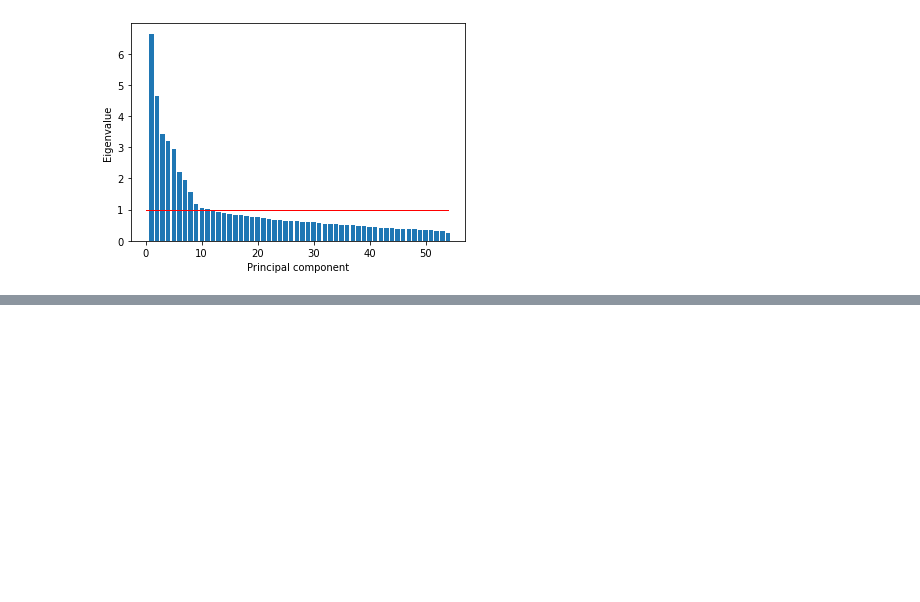
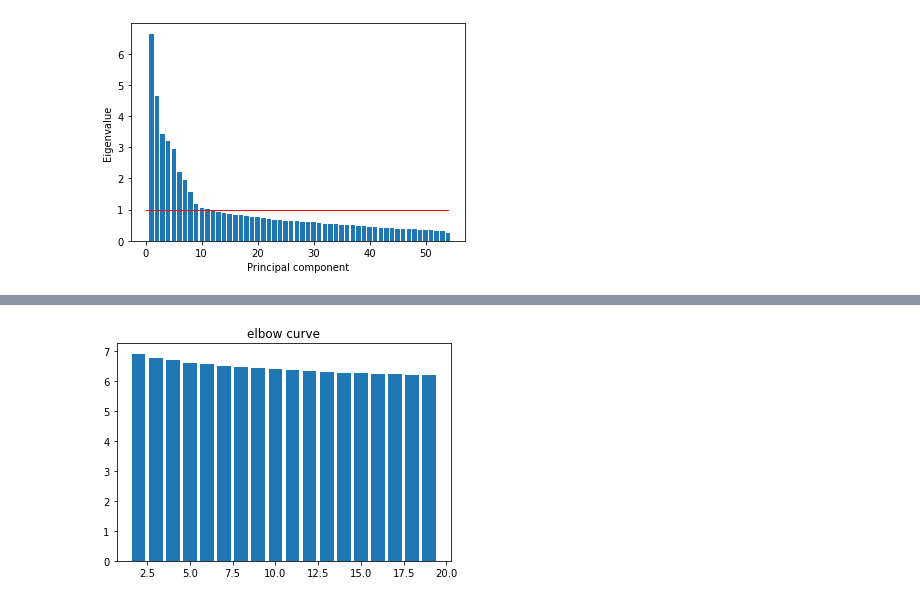
Before and after one commit to yjlee0905/Intro-to-Data-Science, a Jupyter notebook: Project3/Project3.ipynb, the cells around one changed output, grey strips where cells are left out. Saved outputs shown, nothing was run; the diff lists cells and outputs as text; code cells hidden in the pictures; blank space fills up the shorter version.

```diff
--- a/Project3/Project3.ipynb
+++ b/Project3/Project3.ipynb
@@ -92,0 +99,14 @@ Text(0, 0.5, 'Hardness of course')
+# %%
+# 3
+res = list()
+n_cluster = range(2,20)
+for n in n_cluster:
+    kmeans = KMeans(n_clusters=n)
+    kmeans.fit(rotatedData)
+    res.append(np.average(np.min(cdist(rotatedData, kmeans.cluster_centers_, 'euclidean'), axis=1)))
+
+plt.bar(n_cluster, res)
+plt.title('elbow curve')
+plt.show()
+# %% [output]
+[figure, added]
```
Also changed, not shown: parts of 14 cells of this notebook.
